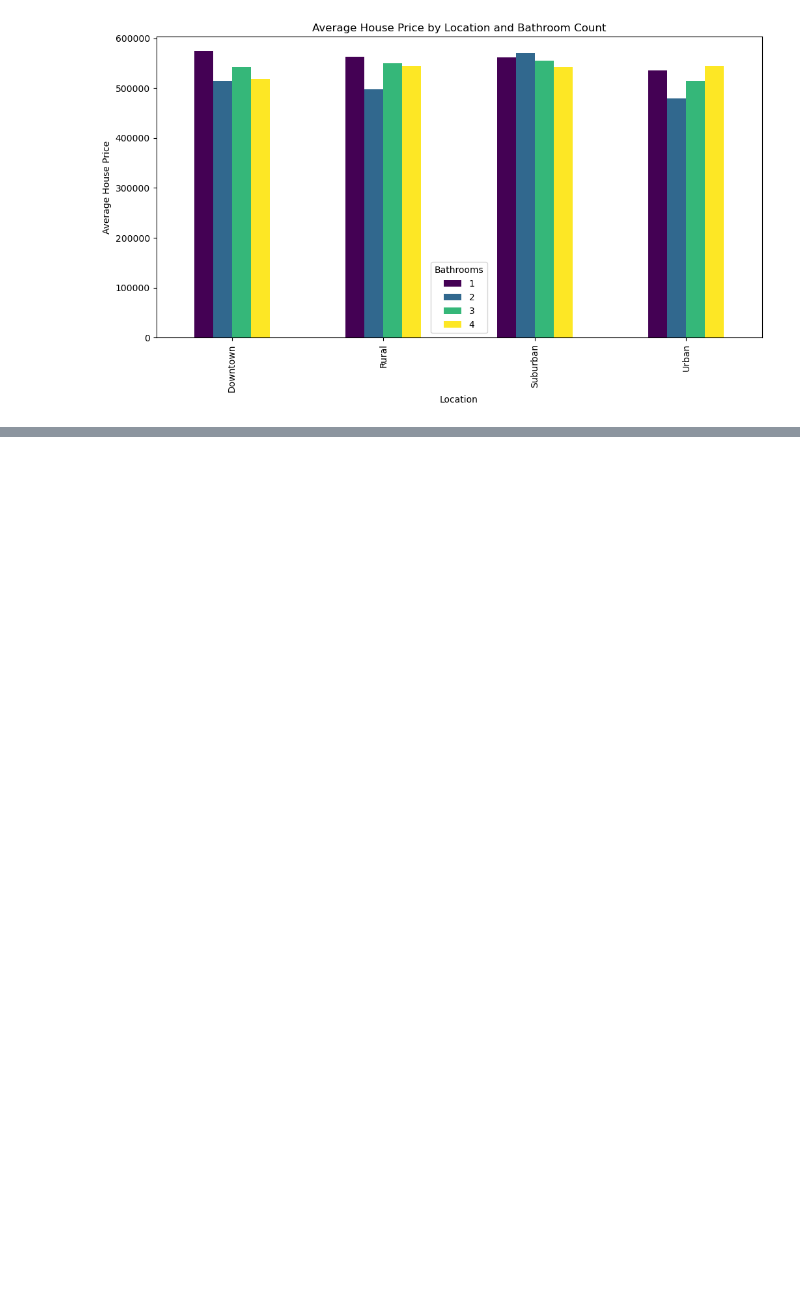
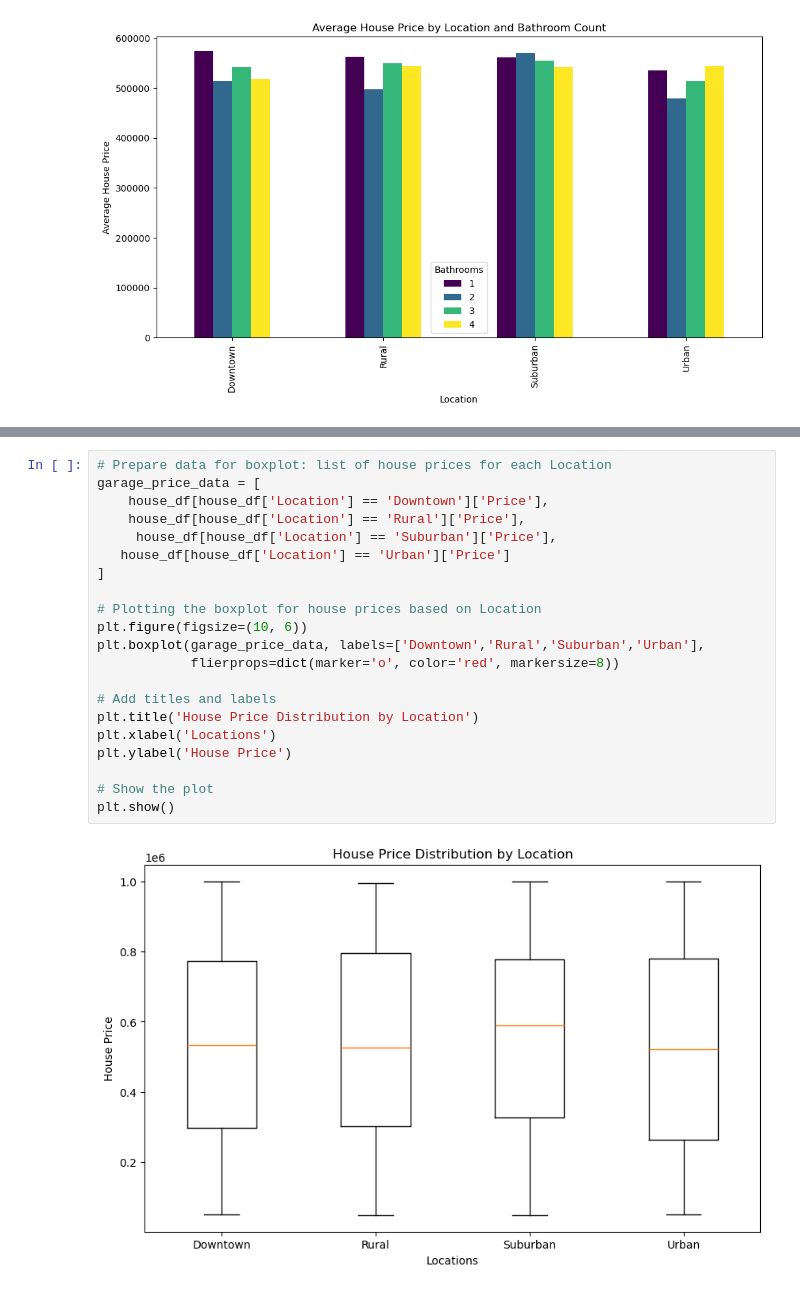
Before and after one commit to jmatts2307/group9_project1, a Jupyter notebook: Housing_Analysis_project.ipynb, the cells around one changed output, grey strips where cells are left out. Drawn from its saved outputs; the diff is of its cells as text; blank space fills up the shorter version.

```diff
--- a/Housing_Analysis_project.ipynb
+++ b/Housing_Analysis_project.ipynb
@@ -1033,0 +1194,23 @@ plt.show()
+# %%
+# Prepare data for boxplot: list of house prices for each Location
+garage_price_data = [
+    house_df[house_df['Location'] == 'Downtown']['Price'],
+    house_df[house_df['Location'] == 'Rural']['Price'],
+     house_df[house_df['Location'] == 'Suburban']['Price'],
+   house_df[house_df['Location'] == 'Urban']['Price']
+]
+
+# Plotting the boxplot for house prices based on Location
+plt.figure(figsize=(10, 6))
+plt.boxplot(garage_price_data, labels=['Downtown','Rural','Suburban','Urban'],
+            flierprops=dict(marker='o', color='red', markersize=8))
+
+# Add titles and labels
+plt.title('House Price Distribution by Location')
+plt.xlabel('Locations')
+plt.ylabel('House Price')
+
+# Show the plot
+plt.show()
+# %% [output]
+[figure, added]
```
Also changed, not shown: parts of 15 cells of this notebook, 1 other file.
